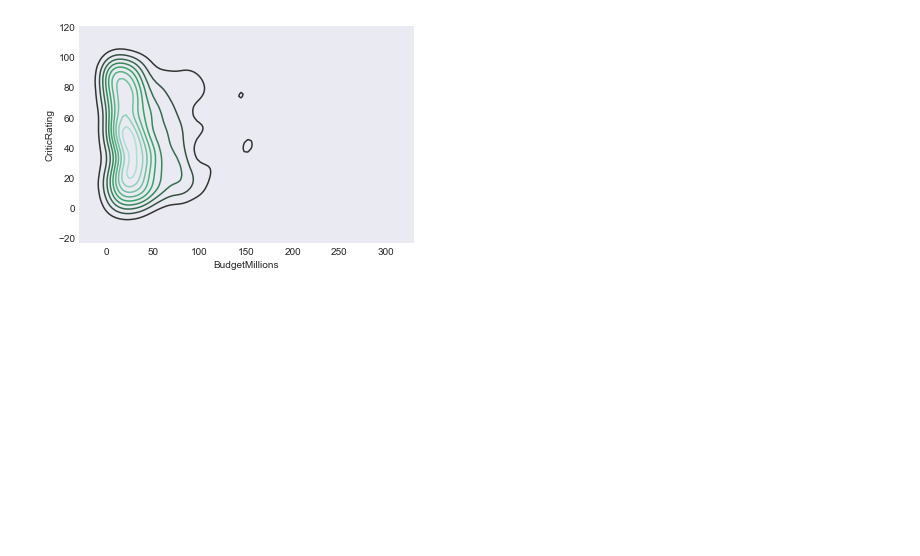
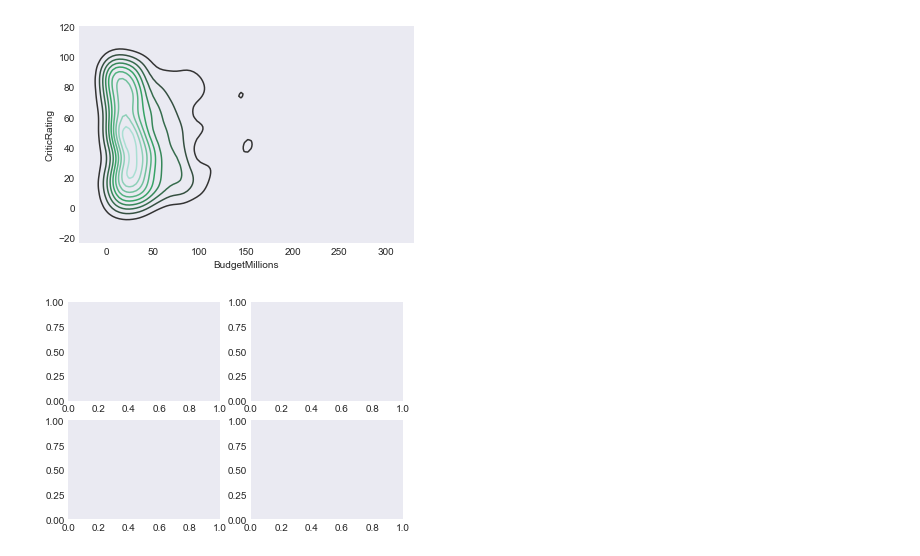
Before and after one commit to tedyeung/Python-, a Jupyter notebook: data_vizualization/Advance_Vizualization.ipynb, the cells around one changed output. Saved outputs shown, nothing was run; the diff lists cells and outputs as text; code cells hidden in the pictures; blank space fills up the shorter version.

Commit message:
f, ax subplots

```diff
--- a/data_vizualization/Advance_Vizualization.ipynb
+++ b/data_vizualization/Advance_Vizualization.ipynb
@@ -195,3 +195,7 @@ k1 = sns.kdeplot(movies.BudgetMillions, movies.AudienceRatings)
 k1 = sns.kdeplot(movies.BudgetMillions, movies.CriticRating)
 # %% [output]
 [figure]
+# %%
+f, ax = plt.subplots(2,2)
+# %% [output]
+[figure, added]
```
